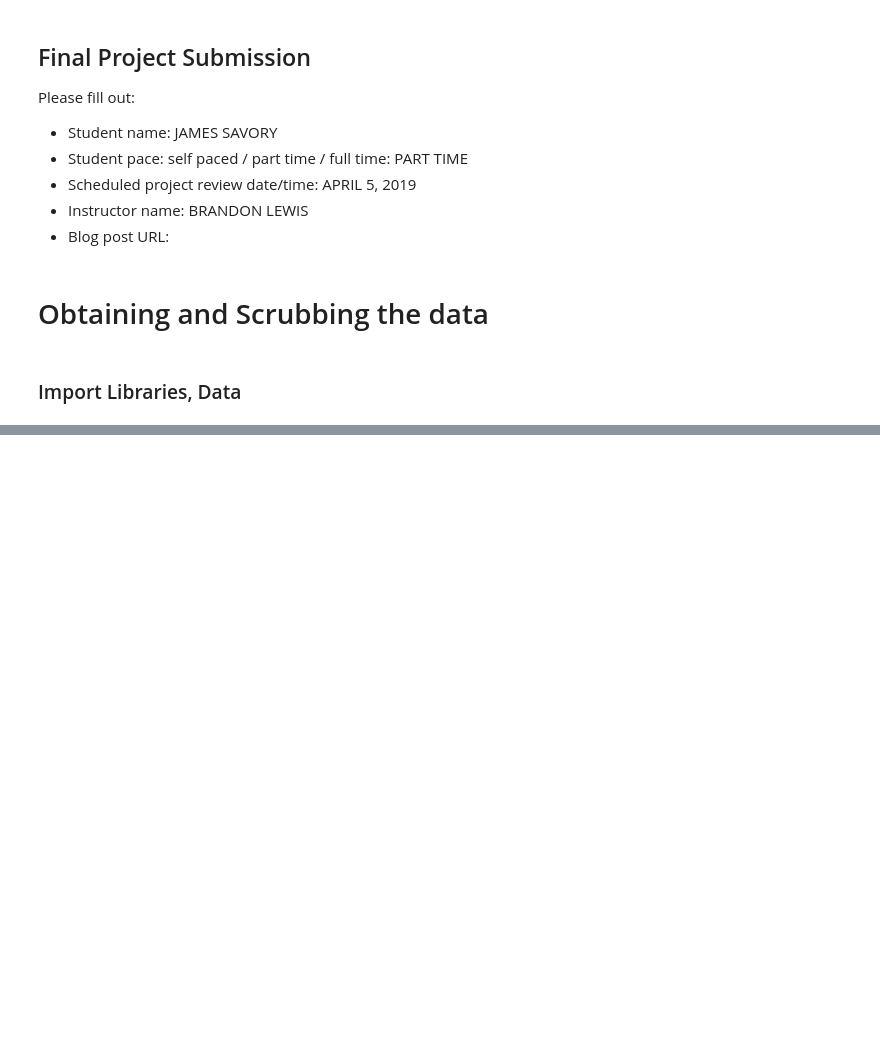
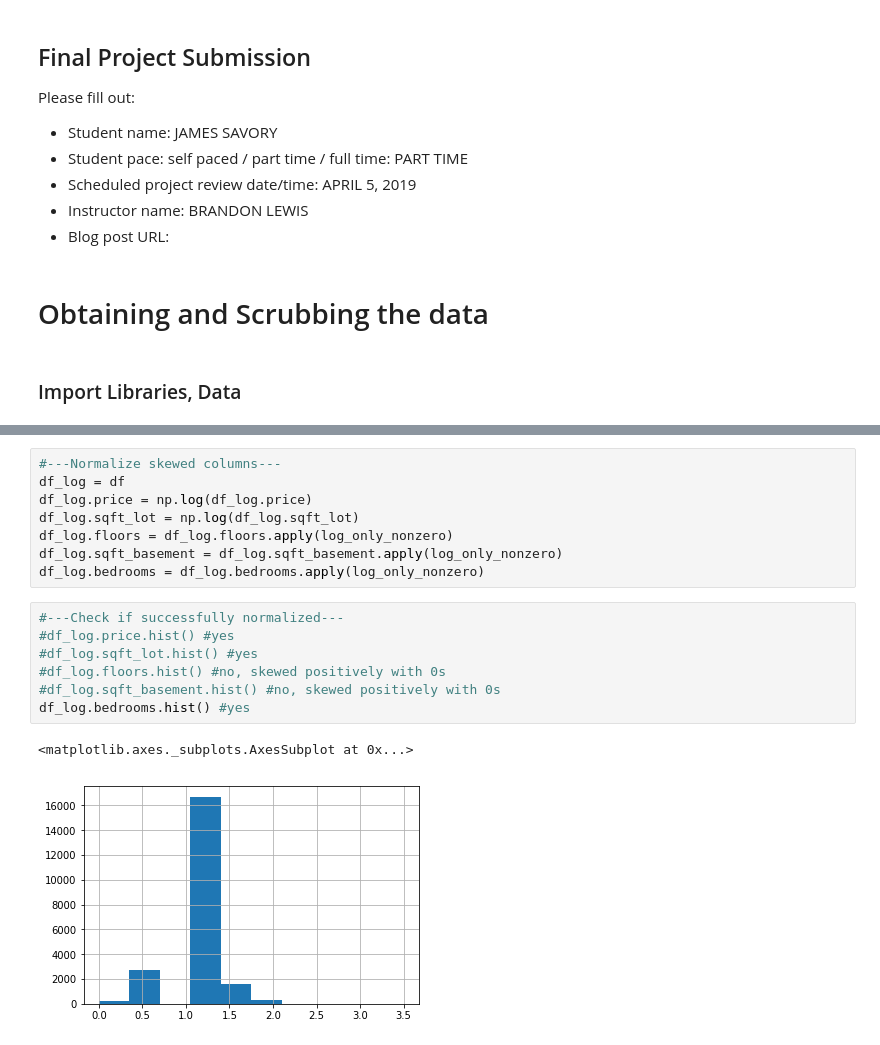
Before and after one commit to jsavory-94/dsc-1-final-project-online-ds-pt-021119, a Jupyter notebook: student.ipynb, the cells around one changed output, grey strips where cells are left out. Drawn from its saved outputs; the diff is of its cells as text; blank space fills up the shorter version.

```diff
--- a/student.ipynb
+++ b/student.ipynb
@@ -104,0 +171,18 @@ dtype: int64
+# %%
+#---Normalize skewed columns---
+df_log = df
+df_log.price = np.log(df_log.price)
+df_log.sqft_lot = np.log(df_log.sqft_lot)
+df_log.floors = df_log.floors.apply(log_only_nonzero)
+df_log.sqft_basement = df_log.sqft_basement.apply(log_only_nonzero)
+df_log.bedrooms = df_log.bedrooms.apply(log_only_nonzero)
+# %%
+#---Check if successfully normalized---
+#df_log.price.hist() #yes
+#df_log.sqft_lot.hist() #yes
+#df_log.floors.hist() #no, skewed positively with 0s
+#df_log.sqft_basement.hist() #no, skewed positively with 0s
+df_log.bedrooms.hist() #yes
+# %% [output]
+<matplotlib.axes._subplots.AxesSubplot at 0x...>
+[figure, added]
```
Also changed, not shown: parts of 16 cells of this notebook.
